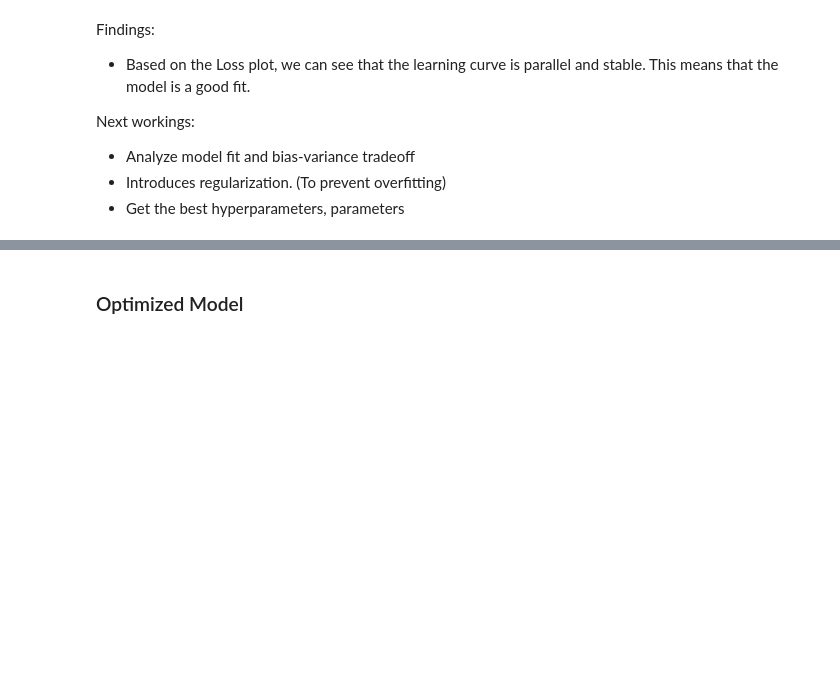
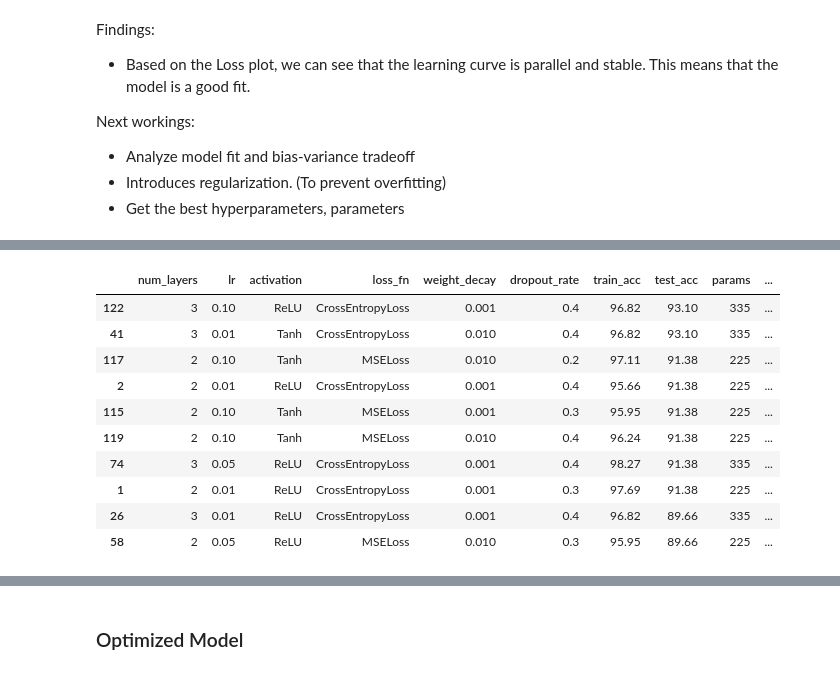
Before and after one commit to alyanifr/MLP_WOA7015, a Jupyter notebook: MLP.ipynb, the cells around one changed output, grey strips where cells are left out. Cells and saved outputs as stored; diff of their text form; code cells hidden in the pictures; blank space fills up the shorter version.

```diff
--- a/MLP.ipynb
+++ b/MLP.ipynb
@@ -299,2 +302,11 @@ regularization = [0.0, 0.001]   # L2 weight decay
+# %%
+param_grid = {
+    "lr": [0.01, 0.05, 0.1],
+    "num_layers": [2, 3],
+    "activation": [nn.ReLU, nn.Tanh],
+    "loss_fn": [nn.CrossEntropyLoss, nn.MSELoss],
+    "weight_decay": [0.001, 0.01],
+    "dropout_rate": [0.2, 0.3, 0.4]
+}
 # %%
 # Finding best hyperparameters
@@ -432,0 +426,20 @@ results_df.sort_values(by="Test Accuracy (%)", ascending=False)
+# %%
+results = []
+
+for i, cfg in enumerate(configs):
+    print(f"\nRunning configuration {i+1}/{len(configs)}: {cfg}")
+    metrics = train_model(cfg, train_loader, test_loader, epochs=50, patience=10, early_stopping=True)
+    metrics.update(cfg)
+    results.append({
+        "num_layers": cfg["num_layers"],
+        "lr": cfg["lr"],
+        "activation": cfg["activation"].__name__,
+        "loss_fn": cfg["loss_fn"].__name__,
+        "weight_decay": cfg["weight_decay"],
+        "dropout_rate": cfg["dropout_rate"],
+        "train_acc": metrics["final_training_accuracy"],
+        "test_acc": metrics["final_testing_accuracy"],
+        "params": metrics["num_params"],
+        "best_epoch": metrics["best_epoch"],
+        "model": metrics["model"]
+    })
@@ -432,0 +464,15 @@ results_df.sort_values(by="Test Accuracy (%)", ascending=False)
+# %%
+results_df = pd.DataFrame(results)
+results_df.sort_values("test_acc", ascending=False).head(10)
+# %% [output]
+|  | num_layers | lr | activation | loss_fn | weight_decay | dropout_rate | train_acc | test_acc | params | ... |
+| 122 | 3 | 0.10 | ReLU | CrossEntropyLoss | 0.001 | 0.4 | 96.82 | 93.10 | 335 | ... |
+| 41 | 3 | 0.01 | Tanh | CrossEntropyLoss | 0.010 | 0.4 | 96.82 | 93.10 | 335 | ... |
+| 117 | 2 | 0.10 | Tanh | MSELoss | 0.010 | 0.2 | 97.11 | 91.38 | 225 | ... |
+| 2 | 2 | 0.01 | ReLU | CrossEntropyLoss | 0.001 | 0.4 | 95.66 | 91.38 | 225 | ... |
+| 115 | 2 | 0.10 | Tanh | MSELoss | 0.001 | 0.3 | 95.95 | 91.38 | 225 | ... |
+| 119 | 2 | 0.10 | Tanh | MSELoss | 0.010 | 0.4 | 96.24 | 91.38 | 225 | ... |
+| 74 | 3 | 0.05 | ReLU | CrossEntropyLoss | 0.001 | 0.4 | 98.27 | 91.38 | 335 | ... |
+| 1 | 2 | 0.01 | ReLU | CrossEntropyLoss | 0.001 | 0.3 | 97.69 | 91.38 | 225 | ... |
+| 26 | 3 | 0.01 | ReLU | CrossEntropyLoss | 0.001 | 0.4 | 96.82 | 89.66 | 335 | ... |
+| 58 | 2 | 0.05 | ReLU | MSELoss | 0.010 | 0.3 | 95.95 | 89.66 | 225 | ... |
```
Also changed, not shown: parts of 25 cells of this notebook.
